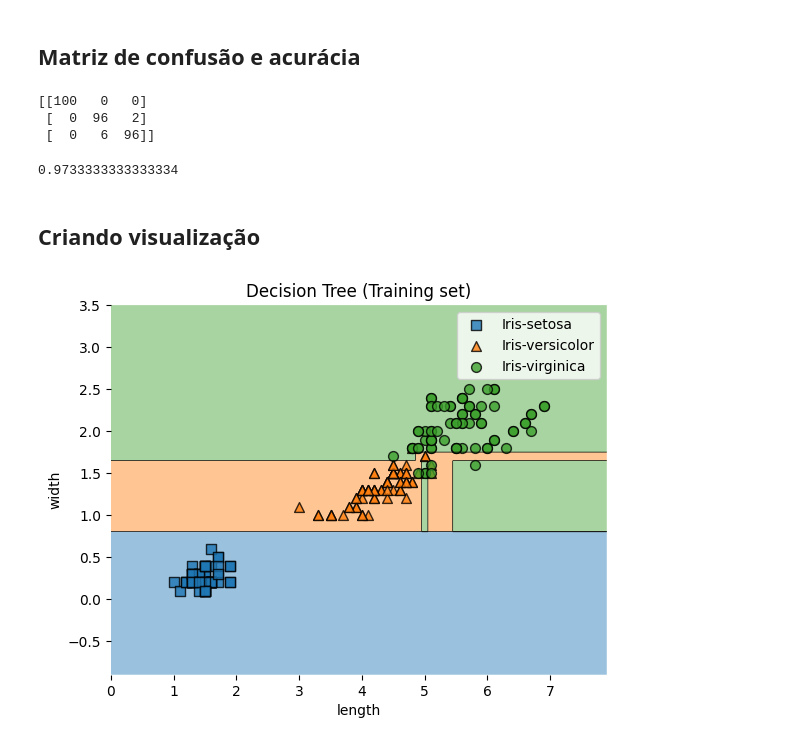
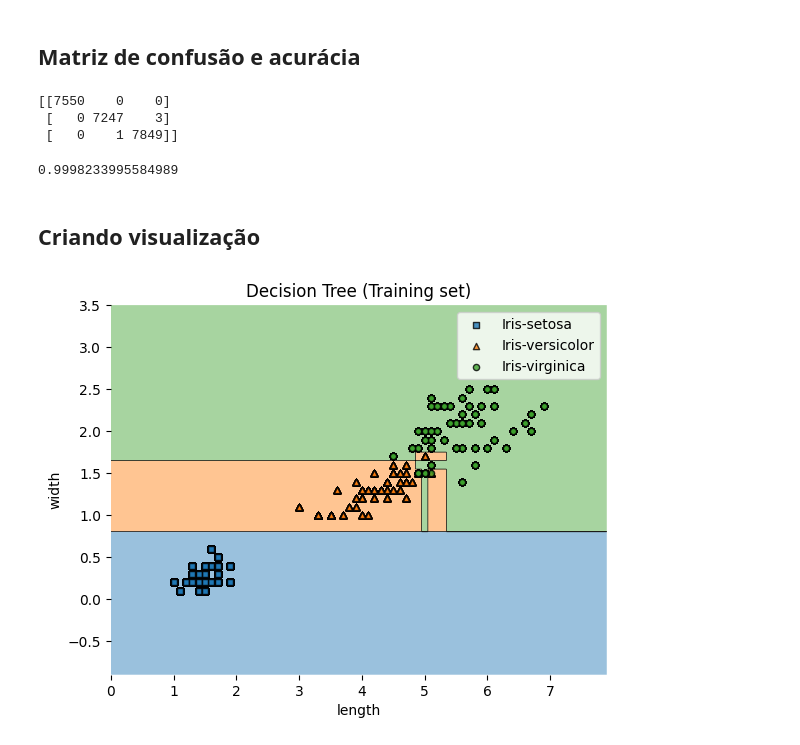
Before and after one commit to Gabs-Dimitri/SVM-Tree, a Jupyter notebook: SVM_TREE.ipynb, the cells around one changed output. Drawn from its saved outputs; the diff is of its cells as text; code cells hidden in the pictures.

```diff
--- a/SVM_TREE.ipynb
+++ b/SVM_TREE.ipynb
@@ -196,8 +196,9 @@ dataset_ficticio = pd.DataFrame()
 # %% [markdown]
 ## Sorteando valores do dataset original e adicionando no fictício
 # %%
-novas_linhas = dataset.sample(n=150, axis=None)
-dataset_ficticio = pd.concat([dataset_ficticio, novas_linhas], ignore_index=True)
+for _ in range(10):
+  novas_linhas = dataset.sample(n=150, axis=None)
+  dataset_ficticio = pd.concat([dataset_ficticio, novas_linhas], ignore_index=True)
 # %% [markdown]
 ## Adicionando a classe de volta ao dataset original
 # %%
@@ -254,10 +255,10 @@ nova_cm = confusion_matrix(novo_y, novo_y_pred)
 print(nova_cm)
 accuracy_score(novo_y, novo_y_pred)
 # %% [output]
-[[100   0   0]
- [  0  96   2]
- [  0   6  96]]
+[[7550    0    0]
+ [   0 7247    3]
+ [   0    1 7849]]
-0.9733333333333334
+0.9998233995584989
 # %% [markdown]
 ## Criando visualização
 # %%
@@ -270,29 +271,29 @@ X_petal_treeF_train, X_petal_treeF_test, y_petal_treeF_train, y_petal_treeF_test
 # %%
 # Atribuindo o X_set e y_set
 X_set, y_set = X_petal_treeF_train, y_petal_treeF_train
 
 # Mapeando a classe para inteiro e convertendo a classe
 class_mapping = {class_label: idx for idx, class_label in enumerate(np.unique(y_set))}    # sem esse mapeamento, estava dando erro no y_set, por isso foi necessário
 y_set_int = np.array([class_mapping[class_label] for class_label in y_set])
 
 # Classificador
 classifier.fit(X_petal_treeF_train, y_set_int)
 
 # Plot das regiões de decisão
 # clf: classificador, legend: legenda (0 desativa a legenda), scatter_kwargs: tamanho dos pontos
-plot_decision_regions(X_set, y_set_int, clf=classifier, legend=0, scatter_kwargs={'s': 50})
+plot_decision_regions(X_set, y_set_int, clf=classifier, legend=0, scatter_kwargs={'s': 20})
 
 # Rótulos e título
 plt.title('Decision Tree (Training set)')
 plt.xlabel('length')
 plt.ylabel('width')
 
 # Criação da legenda manualmente
 handles, labels = plt.gca().get_legend_handles_labels()
 class_names = [class_label for class_label in class_mapping]
 plt.legend(handles, class_names)
 
 # Mostrar o gráfico
 plt.show()
 # %% [output]
-[figure, old version]
+[figure, new version]
```
